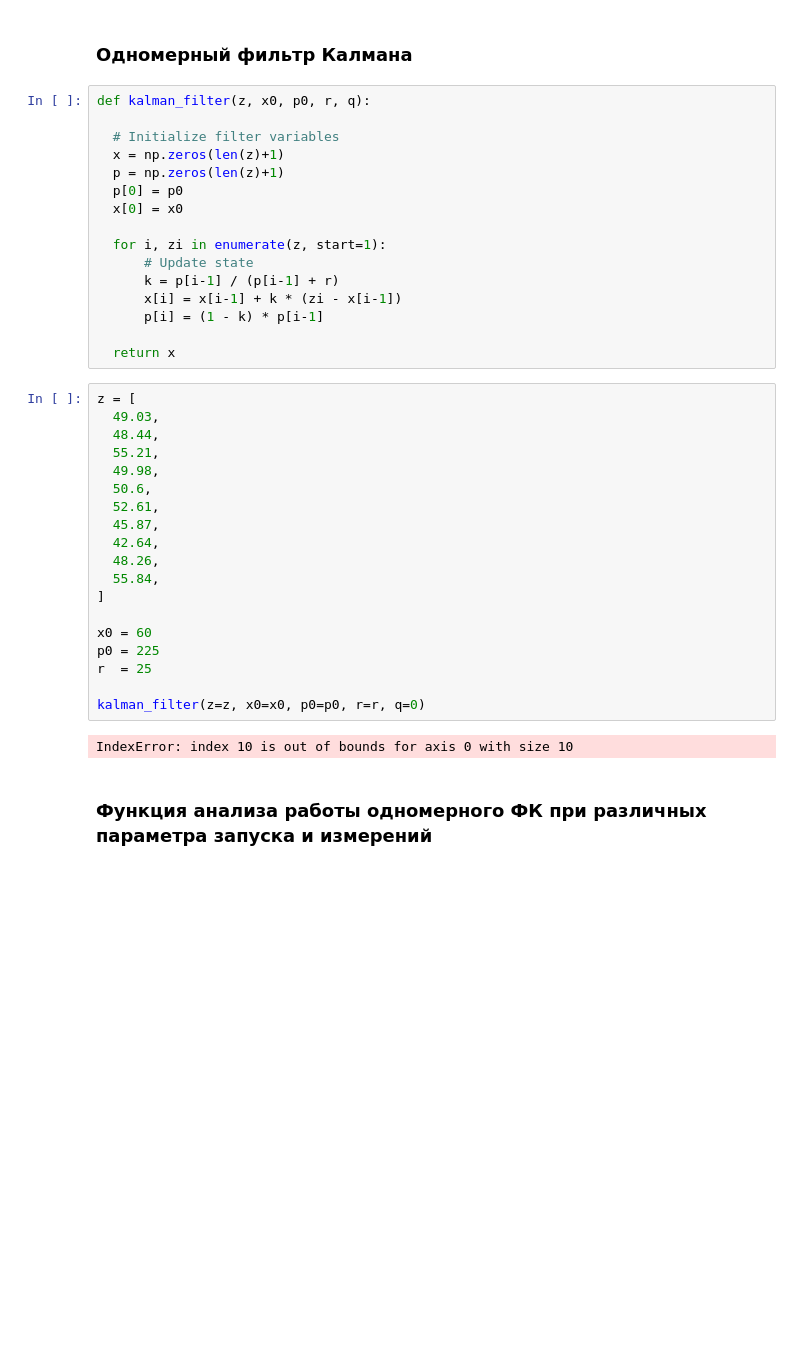
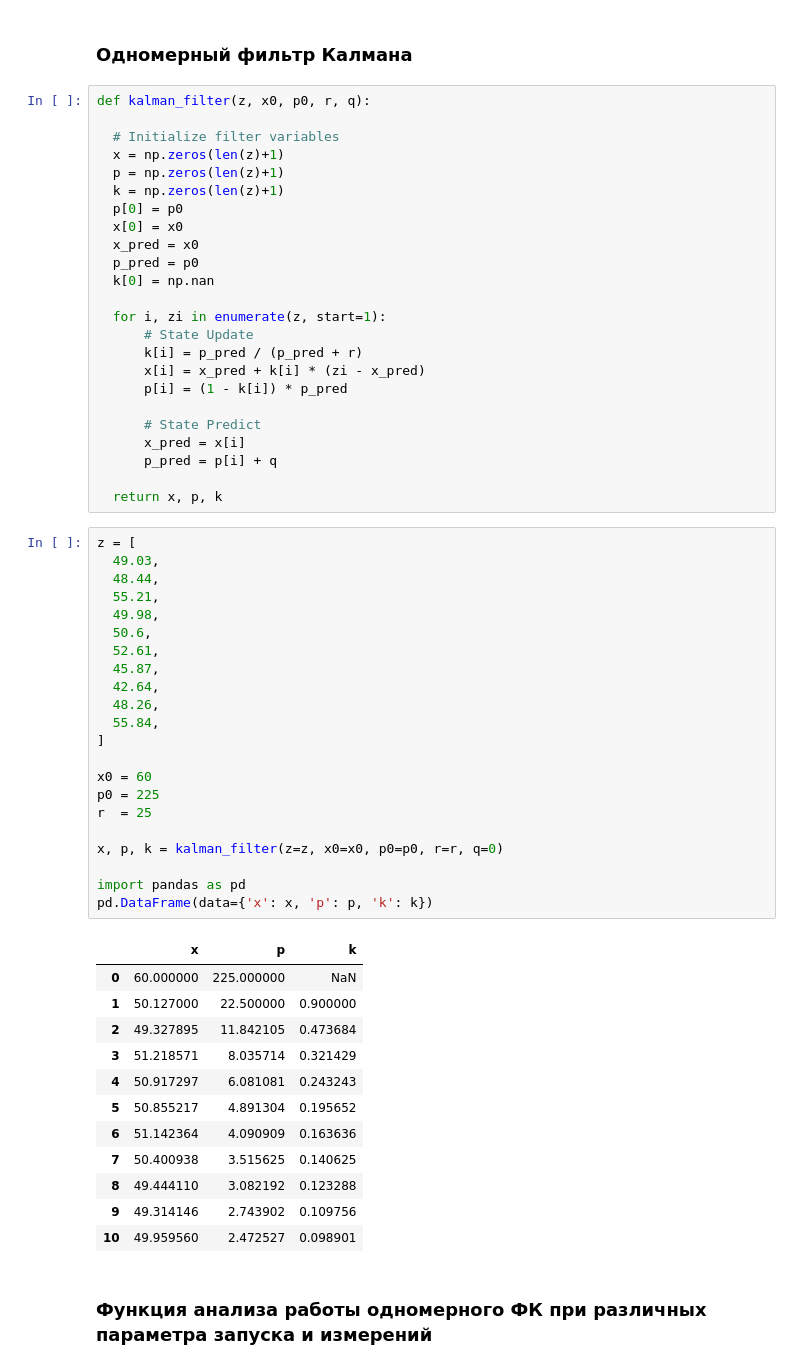
Before and after one commit to BROsandr/modeling_ius, a Jupyter notebook: lab2/lab02.ipynb, the cells around one changed output. Cells and saved outputs as stored; diff of their text form; blank space fills up the shorter version.

```diff
--- a/lab2/lab02.ipynb
+++ b/lab2/lab02.ipynb
@@ -148,37 +148,59 @@ def kalman_filter(z, x0, p0, r, q):
   # Initialize filter variables
   x = np.zeros(len(z)+1)
   p = np.zeros(len(z)+1)
+  k = np.zeros(len(z)+1)
   p[0] = p0
   x[0] = x0
+  x_pred = x0
+  p_pred = p0
+  k[0] = np.nan
 
   for i, zi in enumerate(z, start=1):
-      # Update state
-      k = p[i-1] / (p[i-1] + r)
-      x[i] = x[i-1] + k * (zi - x[i-1])
-      p[i] = (1 - k) * p[i-1]
+      # State Update
+      k[i] = p_pred / (p_pred + r)
+      x[i] = x_pred + k[i] * (zi - x_pred)
+      p[i] = (1 - k[i]) * p_pred
 
-  return x
+      # State Predict
+      x_pred = x[i]
+      p_pred = p[i] + q
+
+  return x, p, k
 # %%
 z = [
   49.03,
   48.44,
   55.21,
   49.98,
   50.6,
   52.61,
   45.87,
   42.64,
   48.26,
   55.84,
 ]
 
 x0 = 60
 p0 = 225
 r  = 25
 
-kalman_filter(z=z, x0=x0, p0=p0, r=r, q=0)
+x, p, k = kalman_filter(z=z, x0=x0, p0=p0, r=r, q=0)
+
+import pandas as pd
+pd.DataFrame(data={'x': x, 'p': p, 'k': k})
 # %% [output]
-IndexError: index 10 is out of bounds for axis 0 with size 10
+|  | x | p | k |
+| 0 | 60.000000 | 225.000000 | NaN |
+| 1 | 50.127000 | 22.500000 | 0.900000 |
+| 2 | 49.327895 | 11.842105 | 0.473684 |
+| 3 | 51.218571 | 8.035714 | 0.321429 |
+| 4 | 50.917297 | 6.081081 | 0.243243 |
+| 5 | 50.855217 | 4.891304 | 0.195652 |
+| 6 | 51.142364 | 4.090909 | 0.163636 |
+| 7 | 50.400938 | 3.515625 | 0.140625 |
+| 8 | 49.444110 | 3.082192 | 0.123288 |
+| 9 | 49.314146 | 2.743902 | 0.109756 |
+| 10 | 49.959560 | 2.472527 | 0.098901 |
 # %% [markdown]
 ### Функция анализа работы одномерного ФК при различных параметра запуска и измерений
 # %% [markdown]
```
Also changed, not shown: parts of 2 cells of this notebook.
